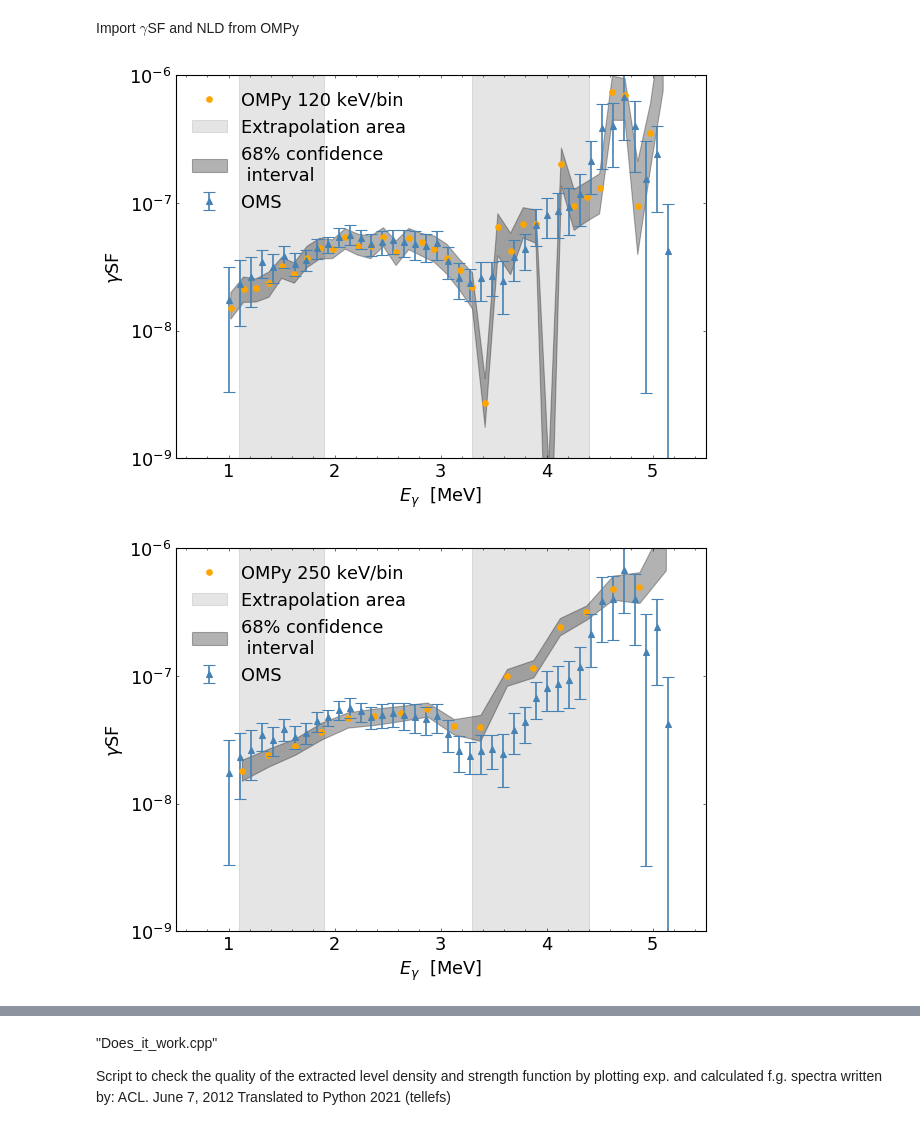
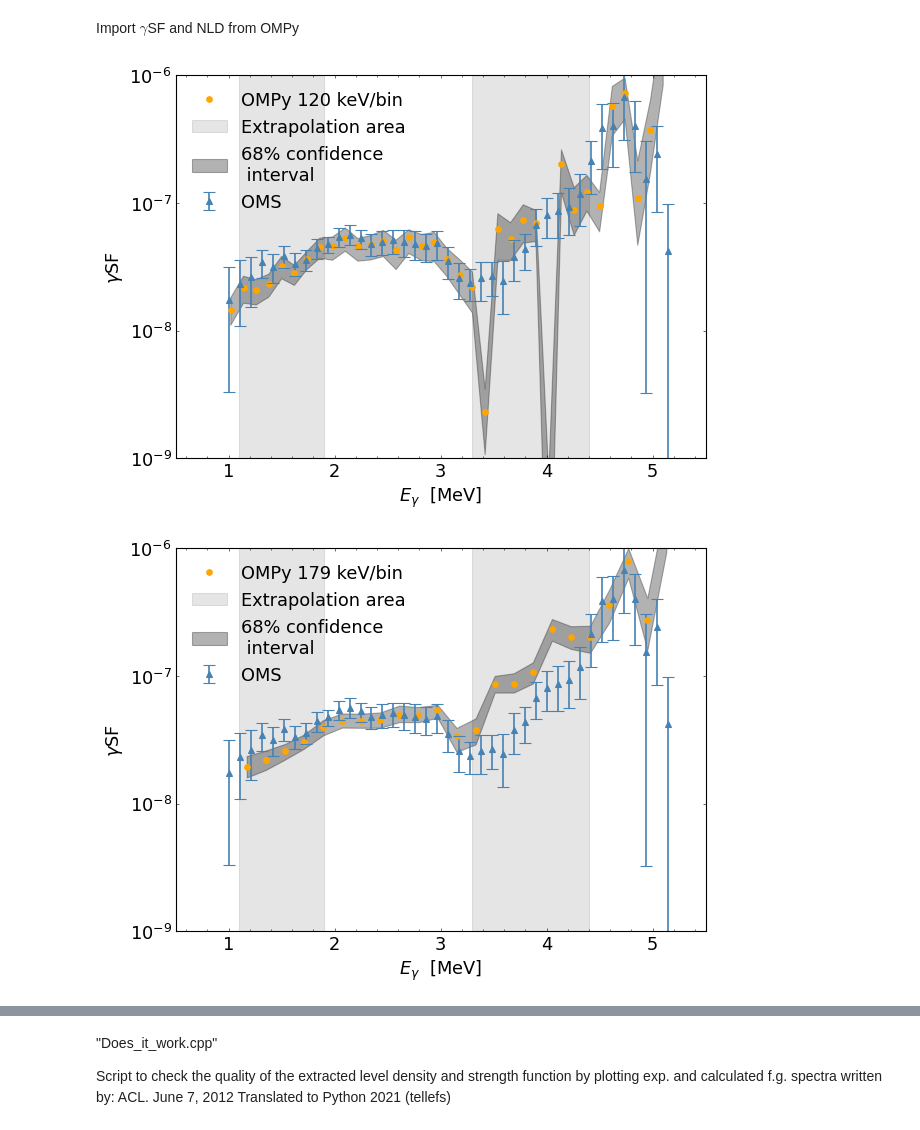
Before and after one commit to tellefs/MasterThesis, a Jupyter notebook: comparing.ipynb, the cells around one changed output, grey strips where cells are left out. Cells and saved outputs as stored; diff of their text form; code cells hidden in the pictures.

```diff
--- a/comparing.ipynb
+++ b/comparing.ipynb
@@ -146,41 +156,44 @@ fig.show()
+# %%
+#datetimes = ['02-04_17:11:09', '02-04_22:42:51', '02-04_15:39:51', '02-08_09:57:20']
+#datetimes = ['02-22_17:36:16', '02-23_10:02:57', '02-23_13:03:23']
+datetimes = ['02-23_13:03:23', '02-23_14:08:46', '02-23_14:54:46']
+OMS_paths = ['analysis/OMS/02_FEB/']
 # %% [markdown]
 Import $\gamma$SF and NLD from OMPy
 # %%
-def plot_gsf_OMPy_vs_OMS(datetime, ax_gsf):
+def plot_gsf_OMPy_vs_OMS(datetime, OMS_path, ax_gsf):
     #normalization areas for gsf
     gsfnorm_high = [3.3, 4.4]
     gsfnorm_low = [1.1, 1.9]
 
     ax_gsf.fill_between(gsfnorm_low, [1,1], [0,0], color='black', alpha=0.1, label='Extrapolation area')
     ax_gsf.fill_between(gsfnorm_high, [1,1], [0,0], color='black', alpha=0.1)
 
+    [energy_gsf_OMS, gsf_OMS, gsf_OMS_error] = read_OMS(OMS_path)[0]
     [energy, median, error_upper, error_lower, error] = read_OMPy(datetime)[0]
+
     #make confidence interval plot
     ax_gsf.fill_between(energy, error_lower, error_upper, color='black', alpha=0.3, label='68% confidence\n interval')
     ax_gsf.plot(energy, median, marker='o', linestyle='',  color='orange', label='OMPy %.0i keV/bin'%check_kevperbin(energy))
 
 
     #plot settings
     ax_gsf.errorbar(x=energy_gsf_OMS, y=gsf_OMS, yerr=gsf_OMS_error,
                 marker='^', linestyle='', label='OMS', color='steelblue')
 
     ax_gsf.set_ylim(1e-9, 1e-6)
     ax_gsf.set_xlim(0.5, 5.5)
     ax_gsf.set_yscale('log')
     ax_gsf.yaxis.set_minor_locator(AutoMinorLocator())
     ax_gsf.xaxis.set_minor_locator(AutoMinorLocator())
     ax_gsf.set_xlabel('$E_\gamma$  [MeV]')
     ax_gsf.set_ylabel('$\gamma$SF')
     ax_gsf.legend()
 
-fig, ax = plt.subplots()
-plot_gsf_OMPy_vs_OMS('02-04_17:11:09', ax)
-fig, ax = plt.subplots()
-plot_gsf_OMPy_vs_OMS('02-04_22:42:51', ax)
-fig, ax = plt.subplots()
-plot_gsf_OMPy_vs_OMS('02-04_15:39:51', ax)
-fig, ax = plt.subplots()
-plot_gsf_OMPy_vs_OMS('02-08_09:57:20', ax)
+
+for datetime in datetimes:
+    fig, ax = plt.subplots()
+    plot_gsf_OMPy_vs_OMS(datetime, OMS_paths[0],ax)
 # %% [output]
-[figure, old version]
+[figure, new version]
-[figure, old version]
+[figure, new version]
```
Also changed, not shown: parts of 5 cells of this notebook, 3 other files.
